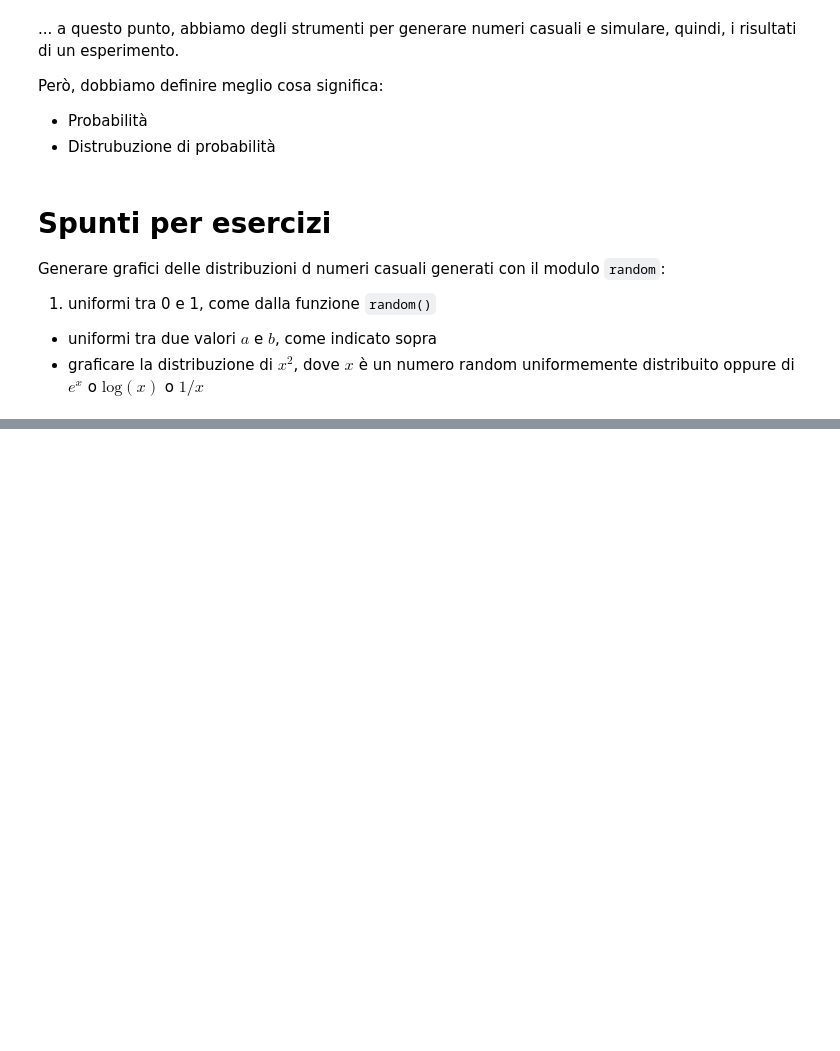
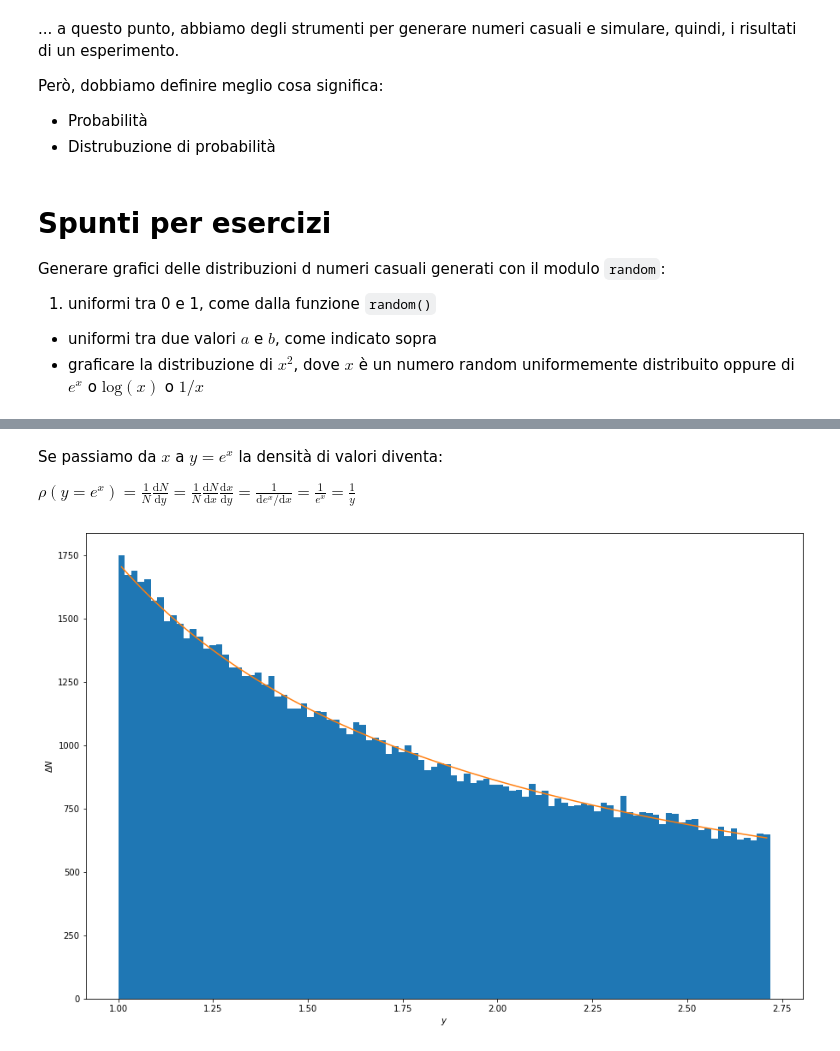
Before and after one commit to lucalista/analisi-dati-2023, a Jupyter notebook: 03.01.00__Generatori_di_numeri_pseudocasuali_in_python.ipynb, the cells around one changed output, grey strips where cells are left out. Saved outputs shown, nothing was run; the diff lists cells and outputs as text; code cells hidden in the pictures; blank space fills up the shorter version.

```diff
--- a/03.01.00__Generatori_di_numeri_pseudocasuali_in_python.ipynb
+++ b/03.01.00__Generatori_di_numeri_pseudocasuali_in_python.ipynb
@@ -89,0 +199,17 @@
+# %% [markdown]
+Se passiamo da $x$ a $y=e^x$ la densità di valori diventa:
+
+$\displaystyle \rho(y=e^x)=\frac{1}{N}\frac{\mathrm{d}N}{\mathrm{d}y}=\frac{1}{N}\frac{\mathrm{d}N}{\mathrm{d}x}\frac{\mathrm{d}x}{\mathrm{d}y} = \frac{1}{\mathrm{d}e^x/\mathrm{d}x} = \frac{1}{e^x} = \frac{1}{y}$
+# %%
+nbins = 100
+fig, ax = plt.subplots(figsize=(15, 10))
+n, bins, patches = ax.hist(np.exp(x), nbins, range=(1, math.e))
+dy = (math.e-1)/nbins
+yy = np.linspace(1+dy/2, math.e-dy/2, nbins)
+nn = (1/yy)*nrand*dy
+ax.plot(yy, nn)
+ax.set_xlabel('$y$')
+ax.set_ylabel('$\Delta N$')
+plt.show()
+# %% [output]
+[figure, added]
```
Also changed, not shown: parts of 15 cells of this notebook.
